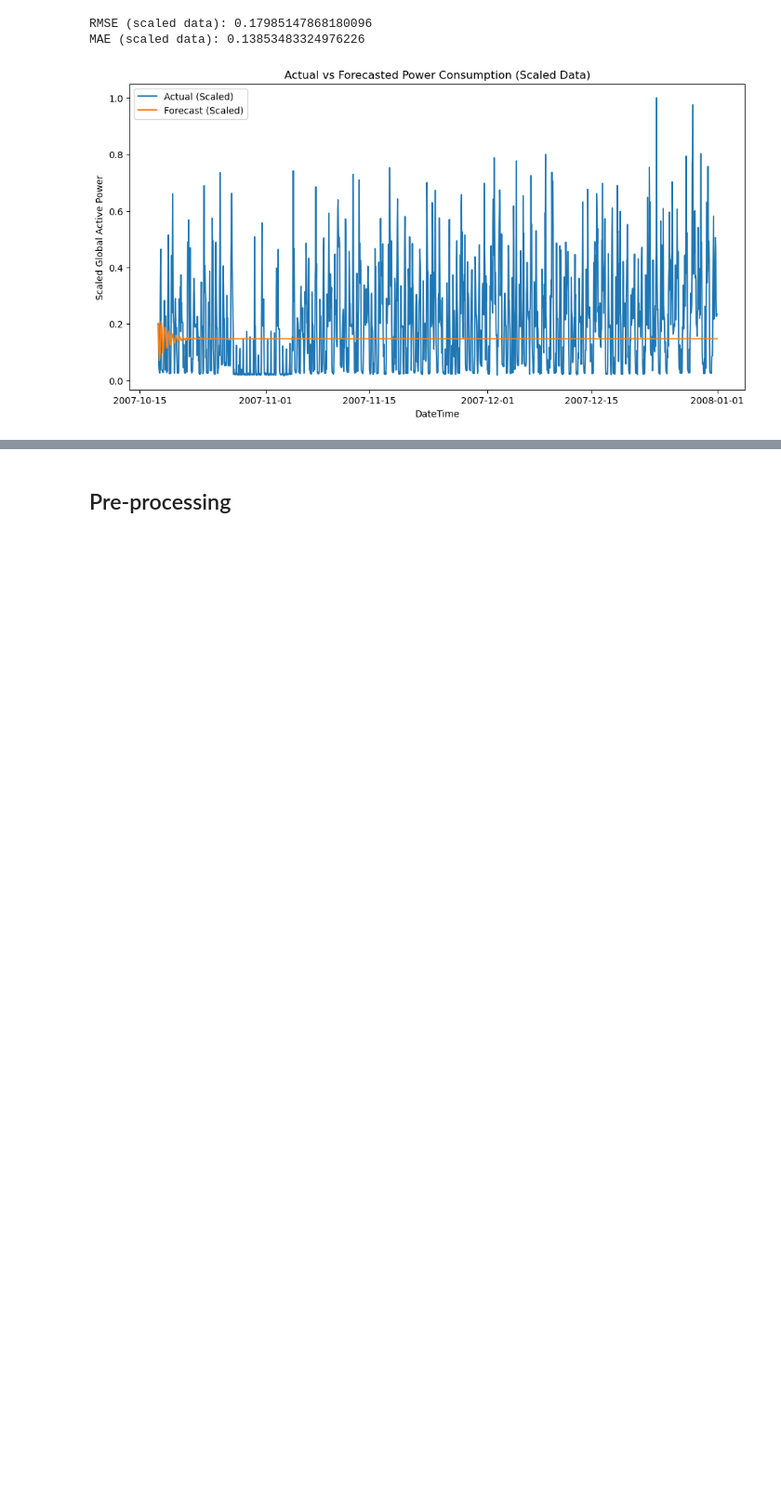
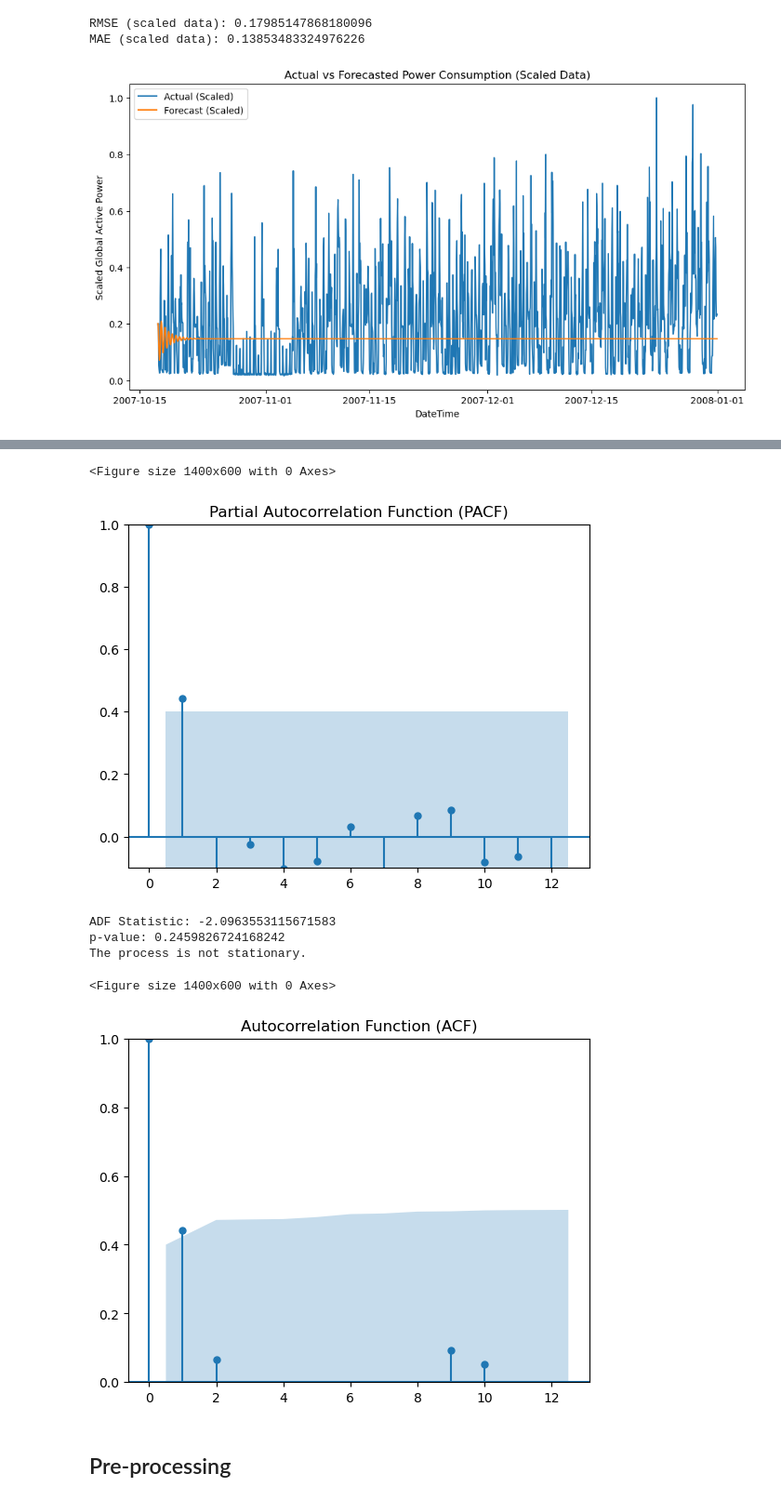
Before and after one commit to LyricLrs/Prediction-of-Individual-Household-Electric-Power-Consumption, a Jupyter notebook: ARIMA.ipynb, the cells around one changed output, grey strips where cells are left out. Shown at 93% size. Cells and saved outputs as stored; diff of their text form; code cells hidden in the pictures; blank space fills up the shorter version.

```diff
--- a/ARIMA.ipynb
+++ b/ARIMA.ipynb
@@ -161,3 +180,40 @@ MAE (scaled data): 0.13853483324976226
+# %%
+data_temp = y_train[str(y_train.index.date[10])]
+
+# Plot PACF - p
+
+plt.figure(figsize=(14, 6))
+plot_pacf(data_temp, lags=12)
+plt.ylim(-0.1, 1)
+plt.title('Partial Autocorrelation Function (PACF)')
+plt.show()
+
+# Check Stationary - d
+# Augmented Dickey-Fuller test for stationarity
+
+result = adfuller(data_temp)
+print(f'ADF Statistic: {result[0]}')
+print(f'p-value: {result[1]}')
+if result[1] < 0.05:
+    print("The process is stationary.")
+else:
+    print("The process is not stationary.")
+
+# Plot ACF - q
+
+plt.figure(figsize=(14, 6))
+plot_acf(data_temp, lags=12)
+plt.ylim(0, 1)
+plt.title('Autocorrelation Function (ACF)')
+plt.show()
+# %% [output]
+<Figure size 1400x600 with 0 Axes>
+[figure, added]
+ADF Statistic: -2.0963553115671583
+p-value: 0.2459826724168242
+The process is not stationary.
+<Figure size 1400x600 with 0 Axes>
+[figure, added]
 # %% [markdown]
 ## Pre-processing
 # %%
```
Also changed, not shown: parts of 6 cells of this notebook.
